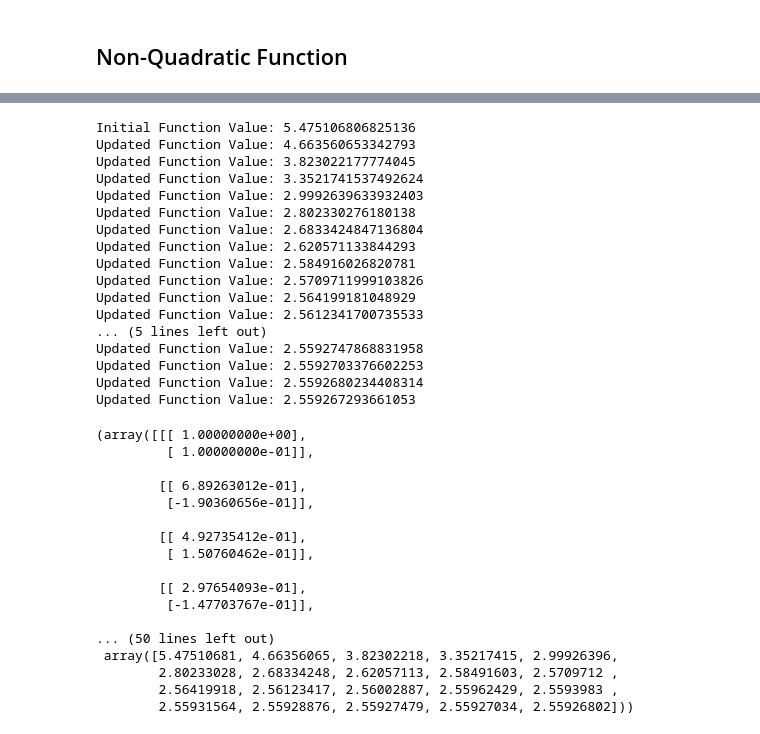
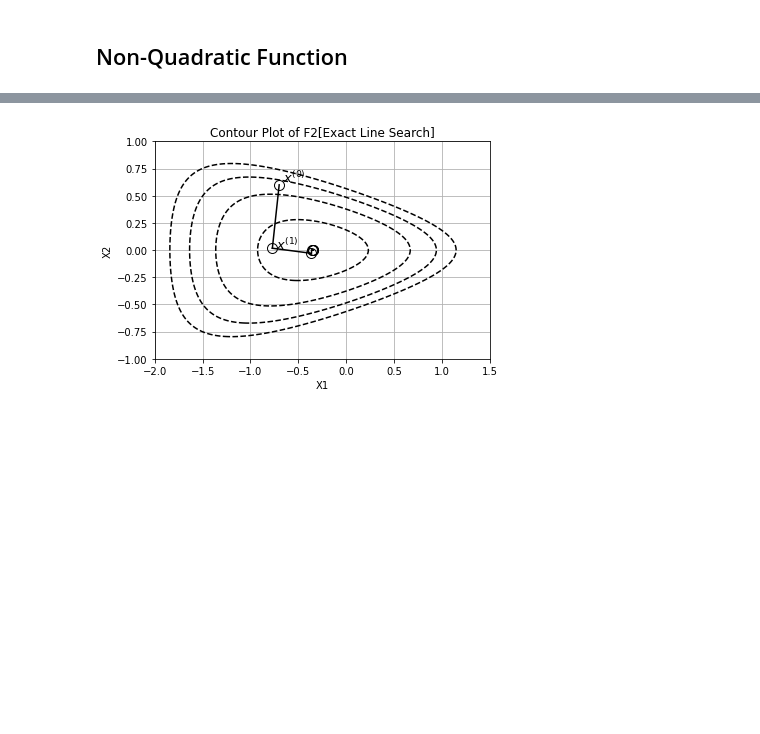
Before and after one commit to Ravi-Raghavan/ConvexOptimization, a Jupyter notebook: hw4.ipynb, the cells around one changed output, grey strips where cells are left out. Drawn from its saved outputs; the diff is of its cells as text; code cells hidden in the pictures; blank space fills up the shorter version.

```diff
--- a/hw4.ipynb
+++ b/hw4.ipynb
@@ -381,5 +373,5 @@ def f2_backtracking_algorithm(x: np.ndarray, delta_x: np.ndarray, alpha = 0.25,
 
     return t
 # %%
-x0 = np.array([[1], [0.1]])
+x0 = np.array([[-0.7], [0.6]])
 # %%
@@ -422,2 +379,2 @@ Updated Function Value: 2.56111928130338
 # %%
-exact_line_search_gradient_descent(f2, f2_gradient, f2_exact_line_search, x0, 2000, 1e-6)
+f2_exact_line_search_iterates, f2_exact_line_search_function_values = exact_line_search_gradient_descent(f2, f2_gradient, f2_exact_line_search, x0, 2000, 1e-6)
@@ -459,37 +381,37 @@ Updated Function Value: 2.5592670549222873
 # %%
-backtracking_line_search_gradient_descent(f2, f2_gradient, f2_backtracking_algorithm, x0, 2000, 1e-6)
+f2_backtracking_iterates, f2_backtracking_function_values = backtracking_line_search_gradient_descent(f2, f2_gradient, f2_backtracking_algorithm, x0, 2000, 1e-6)
-# %% [output]
-Initial Function Value: 5.475106806825136
-Updated Function Value: 4.663560653342793
-Updated Function Value: 3.823022177774045
-Updated Function Value: 3.3521741537492624
-Updated Function Value: 2.9992639633932403
-Updated Function Value: 2.802330276180138
-Updated Function Value: 2.6833424847136804
-Updated Function Value: 2.620571133844293
-Updated Function Value: 2.584916026820781
-Updated Function Value: 2.5709711999103826
-Updated Function Value: 2.564199181048929
-Updated Function Value: 2.5612341700735533
-... (5 lines left out)
-Updated Function Value: 2.5592747868831958
-Updated Function Value: 2.5592703376602253
-Updated Function Value: 2.5592680234408314
-Updated Function Value: 2.559267293661053
-(array([[[ 1.00000000e+00],
-         [ 1.00000000e-01]],
-
-        [[ 6.89263012e-01],
-         [-1.90360656e-01]],
-
-        [[ 4.92735412e-01],
-         [ 1.50760462e-01]],
-
-        [[ 2.97654093e-01],
-         [-1.47703767e-01]],
-
-... (50 lines left out)
- array([5.47510681, 4.66356065, 3.82302218, 3.35217415, 2.99926396,
-        2.80233028, 2.68334248, 2.62057113, 2.58491603, 2.5709712 ,
-        2.56419918, 2.56123417, 2.56002887, 2.55962429, 2.5593983 ,
-        2.55931564, 2.55928876, 2.55927479, 2.55927034, 2.55926802]))
+# %%
+x1 = np.linspace(-2, 1.5, 2000)
+x2 = np.linspace(-1, 1, 2000)
+
+X1, X2 = np.meshgrid(x1, x2)
+
+def f2_plot(x1, x2):
+    A = np.exp(x1 + (3 * x2) - 0.1)
+    B = np.exp(x1 - (3 * x2) - 0.1)
+    C = np.exp((-1 * x1) - 0.1)
+
+    return A + B + C
+
+F = f2_plot(X1, X2)
+
+for point in f2_exact_line_search_iterates:
+    plt.plot(point[0, 0], point[1, 0], 'o', markersize=10, color='black', markerfacecolor='none')
+
+offset = 0.04
+plt.text(f2_exact_line_search_iterates[0][0, 0] + offset, f2_exact_line_search_iterates[0][1, 0], r'$x^{(0)}$', fontsize=13, color='black', va='bottom', ha='left')
+plt.text(f2_exact_line_search_iterates[1][0, 0] + offset, f2_exact_line_search_iterates[1][1, 0] - offset, r'$x^{(1)}$', fontsize=13, color='black', va='bottom', ha='left')
+
+
+for i in range(len(f2_exact_line_search_iterates)-1):
+    plt.plot([f2_exact_line_search_iterates[i][0, 0], f2_exact_line_search_iterates[i+1][0, 0]], [f2_exact_line_search_iterates[i][1, 0], f2_exact_line_search_iterates[i+1][1, 0]], color='black', linestyle='-')
+
+contour = plt.contour(X1, X2, F, levels = [ 0, 1, 2, 3, 4, 5, 6], colors='black', linestyles='dashed')
+plt.xlabel('X1')
+plt.ylabel('X2')
+
+plt.title('Contour Plot of F2[Exact Line Search]')
+plt.grid(True)
+plt.show()
+# %% [output]
+[figure, added]
```
Also changed, not shown: parts of 18 cells of this notebook.
